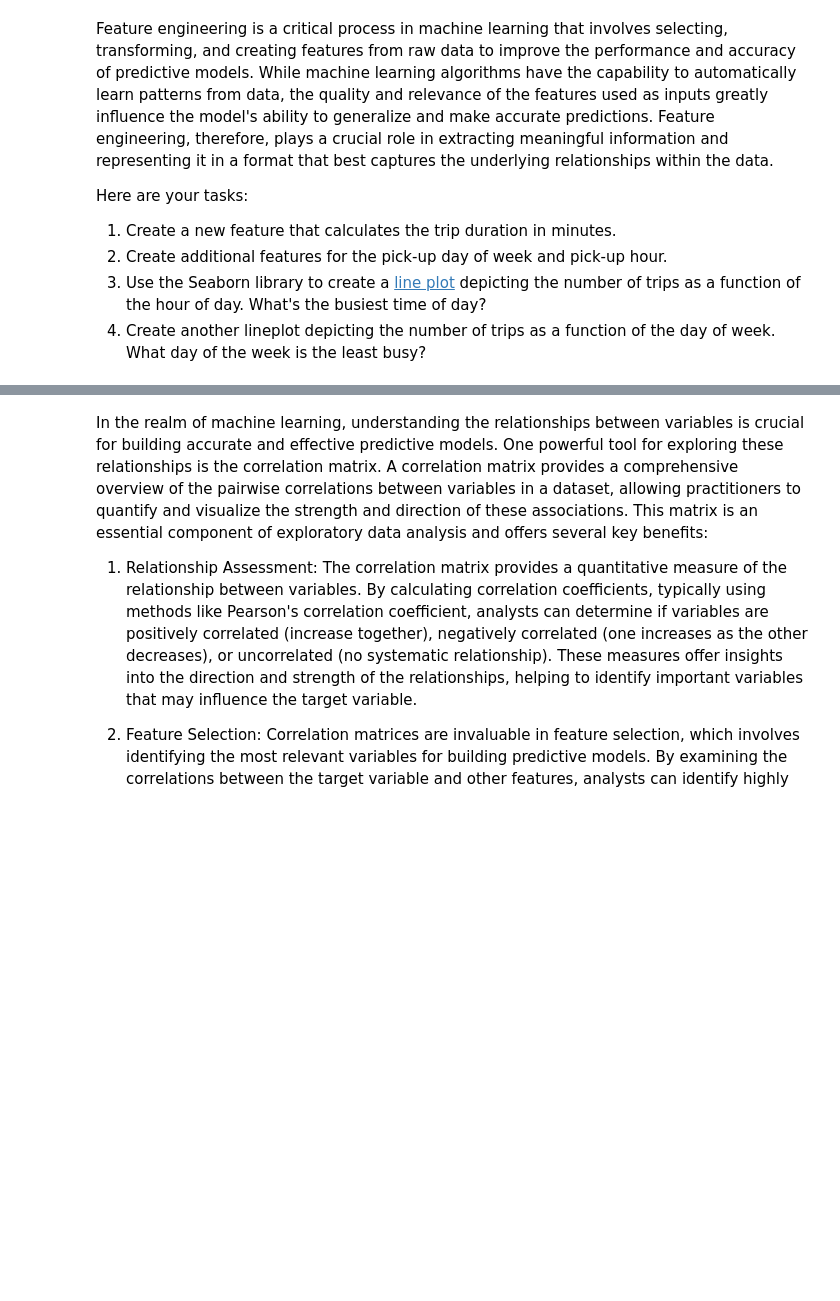
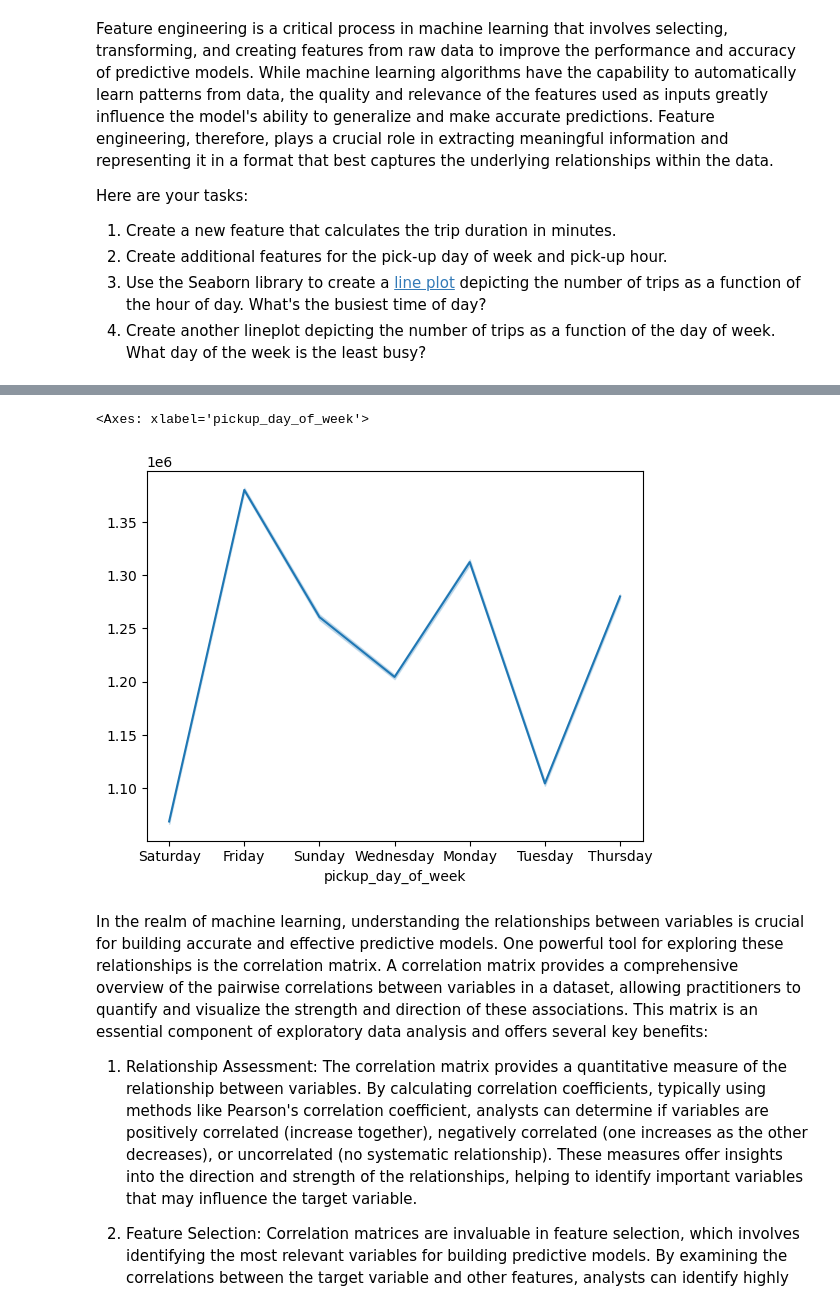
Before and after one commit to bdh777psu/UCSD-MLEBootcamp-Projects, a Jupyter notebook: Student_MLE_MiniProject_EDA.ipynb, the cells around one changed output, grey strips where cells are left out. Drawn from its saved outputs; the diff is of its cells as text; code cells hidden in the pictures; blank space fills up the shorter version.

```diff
--- a/Student_MLE_MiniProject_EDA.ipynb
+++ b/Student_MLE_MiniProject_EDA.ipynb
@@ -110,5 +127,9 @@ Here are your tasks:
 # %%
 # Create a lineplot displaying the number of trips by pickup day
+sns.lineplot(data=yellow_tripdata, x='pickup_day_of_week', y=yellow_tripdata.index)
+# %% [output]
+<Axes: xlabel='pickup_day_of_week'>
+[figure, added]
 # %% [markdown]
 In the realm of machine learning, understanding the relationships between variables is crucial for building accurate and effective predictive models. One powerful tool for exploring these relationships is the correlation matrix. A correlation matrix provides a comprehensive overview of the pairwise correlations between variables in a dataset, allowing practitioners to quantify and visualize the strength and direction of these associations. This matrix is an essential component of exploratory data analysis and offers several key benefits:
 
```
Also changed, not shown: parts of 10 cells of this notebook.
